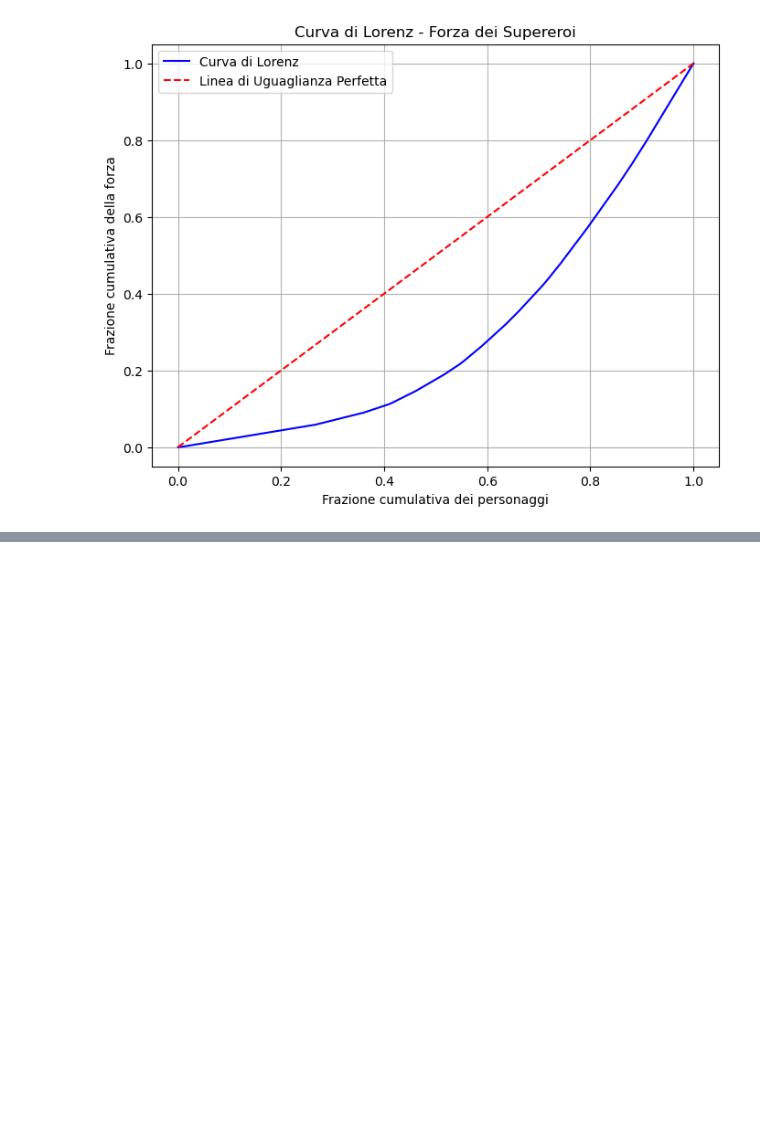
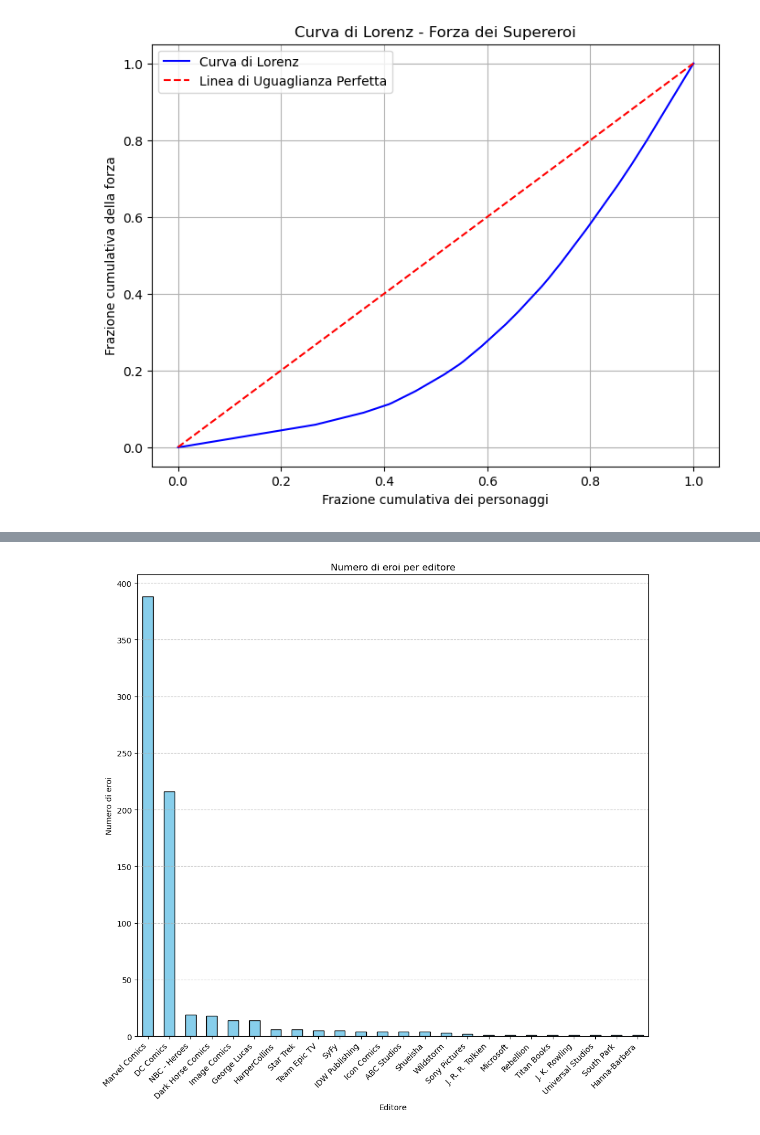
Before and after one commit to Gallja/SAD_Python, a Jupyter notebook: statistica_descrittiva.ipynb, the cells around one changed output, grey strips where cells are left out. Cells and saved outputs as stored; diff of their text form; code cells hidden in the pictures; blank space fills up the shorter version.

Commit message:
aggiunta grafici: grafico a barre, istogramma, grafico a torta, diagramma di pareto, box plot, qq plot, scatter plot

```diff
--- a/statistica_descrittiva.ipynb
+++ b/statistica_descrittiva.ipynb
@@ -650,0 +658,25 @@ plt.show()
+# %%
+import pandas as pd
+import matplotlib.pyplot as plt
+
+df = pd.read_csv("0. Dataset/heroes.csv", sep=";")
+
+df_clean = df.dropna(subset=["Publisher"])
+
+# Conta gli eroi per editore
+publisher_counts = df_clean["Publisher"].value_counts()
+
+# Grafico a barre
+plt.figure(figsize=(10, 10))
+publisher_counts.plot(kind="bar", color="skyblue", edgecolor="black")
+
+plt.title("Numero di eroi per editore")
+plt.xlabel("Editore")
+plt.ylabel("Numero di eroi")
+plt.xticks(rotation=45, ha='right') # inclinazione etichette sulle x
+plt.tight_layout()
+plt.grid(axis='y', linestyle='--', alpha=0.7) # righe sullo sfondo
+
+plt.show()
+# %% [output]
+[figure, added]
```
Also changed, not shown: parts of 17 cells of this notebook.
